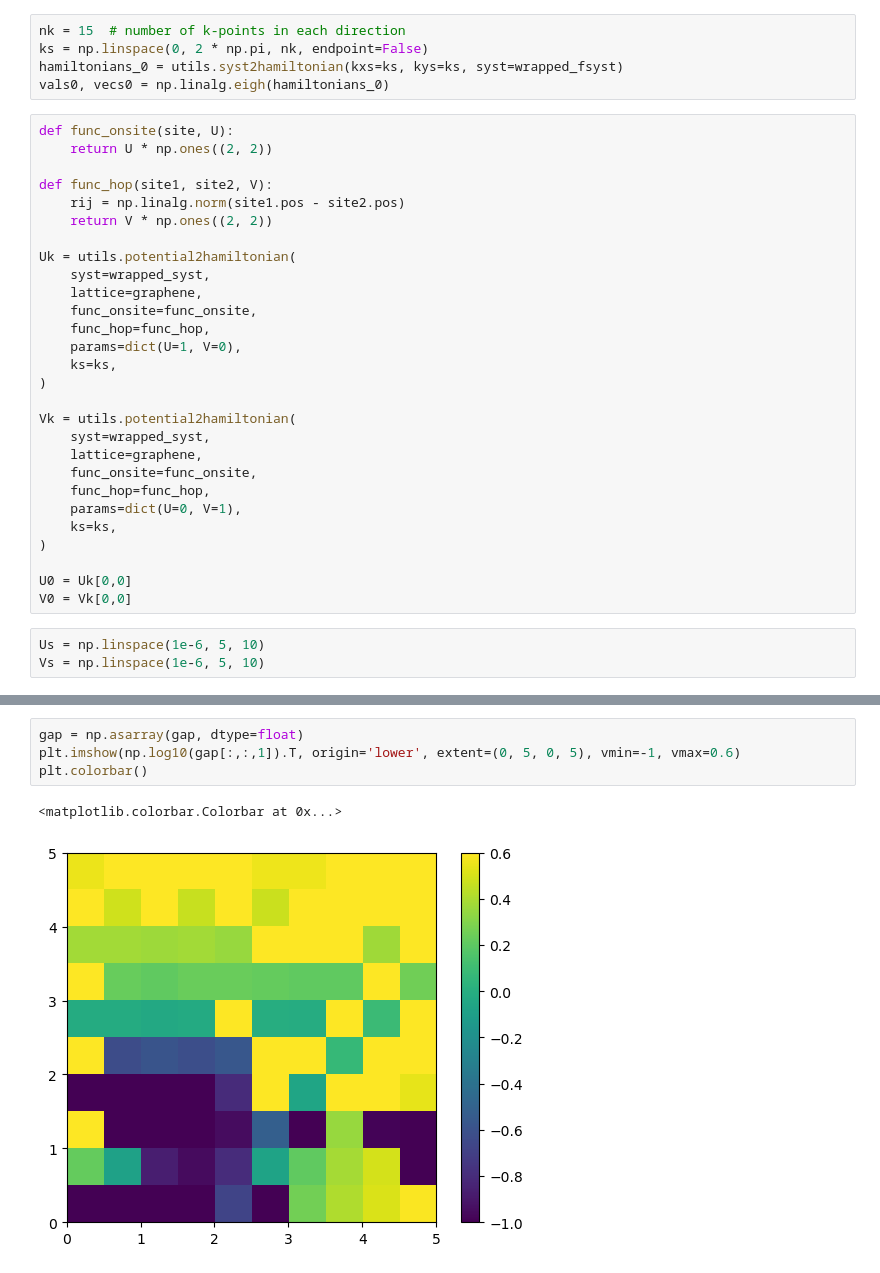
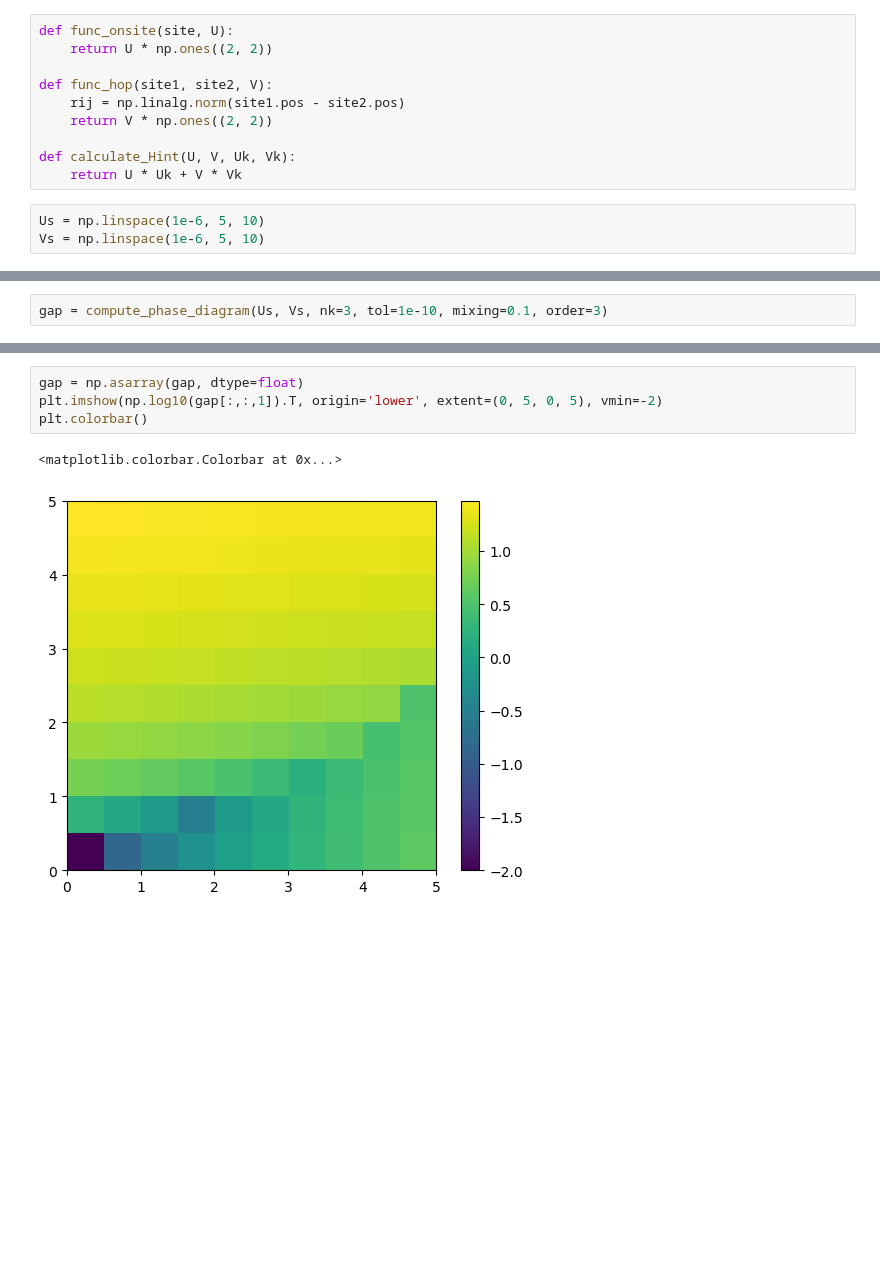
Before and after one commit to quantum-tinkerer/MeanFi, a Jupyter notebook: codes/scipy_optimizer.ipynb, the cells around one changed output, grey strips where cells are left out. Cells and saved outputs as stored; diff of their text form; blank space fills up the shorter version.

```diff
--- a/codes/scipy_optimizer.ipynb
+++ b/codes/scipy_optimizer.ipynb
@@ -40,8 +32,3 @@ Now we sample the non-interacting hamiltonian on a k-grid:
-# %%
-nk = 15  # number of k-points in each direction
-ks = np.linspace(0, 2 * np.pi, nk, endpoint=False)
-hamiltonians_0 = utils.syst2hamiltonian(kxs=ks, kys=ks, syst=wrapped_fsyst)
-vals0, vecs0 = np.linalg.eigh(hamiltonians_0)
 # %%
 def func_onsite(site, U):
     return U * np.ones((2, 2))
@@ -50,26 +37,8 @@ def func_hop(site1, site2, V):
     rij = np.linalg.norm(site1.pos - site2.pos)
     return V * np.ones((2, 2))
 
-Uk = utils.potential2hamiltonian(
-    syst=wrapped_syst,
-    lattice=graphene,
-    func_onsite=func_onsite,
-    func_hop=func_hop,
-    params=dict(U=1, V=0),
-    ks=ks,
-)
-
-Vk = utils.potential2hamiltonian(
-    syst=wrapped_syst,
-    lattice=graphene,
-    func_onsite=func_onsite,
-    func_hop=func_hop,
-    params=dict(U=0, V=1),
-    ks=ks,
-)
-
-U0 = Uk[0,0]
-V0 = Vk[0,0]
+def calculate_Hint(U, V, Uk, Vk):
+    return U * Uk + V * Vk
 # %%
 Us = np.linspace(1e-6, 5, 10)
 Vs = np.linspace(1e-6, 5, 10)
@@ -198 +140,3 @@ for U in tqdm(Us):
+# %%
+gap = compute_phase_diagram(Us, Vs, nk=3, tol=1e-10, mixing=0.1, order=3)
 # %%
@@ -205,7 +154,7 @@ plt.colorbar()
 # %%
 gap = np.asarray(gap, dtype=float)
-plt.imshow(np.log10(gap[:,:,1]).T, origin='lower', extent=(0, 5, 0, 5), vmin=-1, vmax=0.6)
+plt.imshow(np.log10(gap[:,:,1]).T, origin='lower', extent=(0, 5, 0, 5), vmin=-2)
 plt.colorbar()
 # %% [output]
 <matplotlib.colorbar.Colorbar at 0x...>
-[figure, old version]
+[figure, new version]
```
Also changed, not shown: parts of 20 cells of this notebook.
